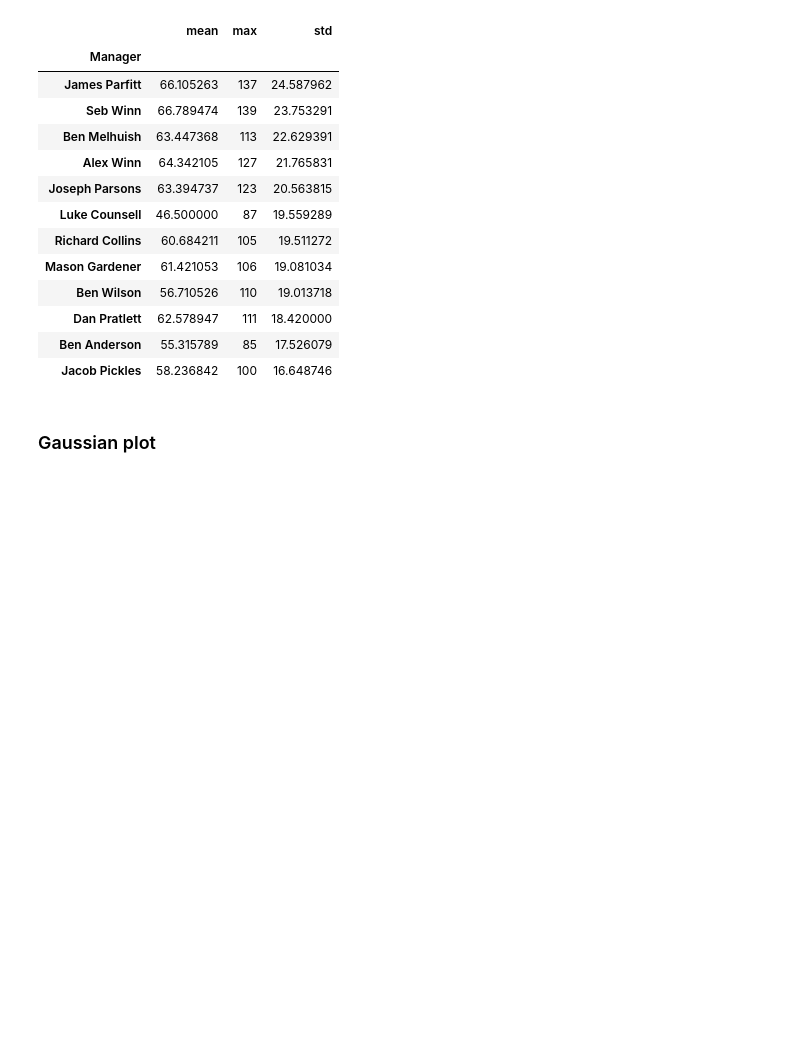
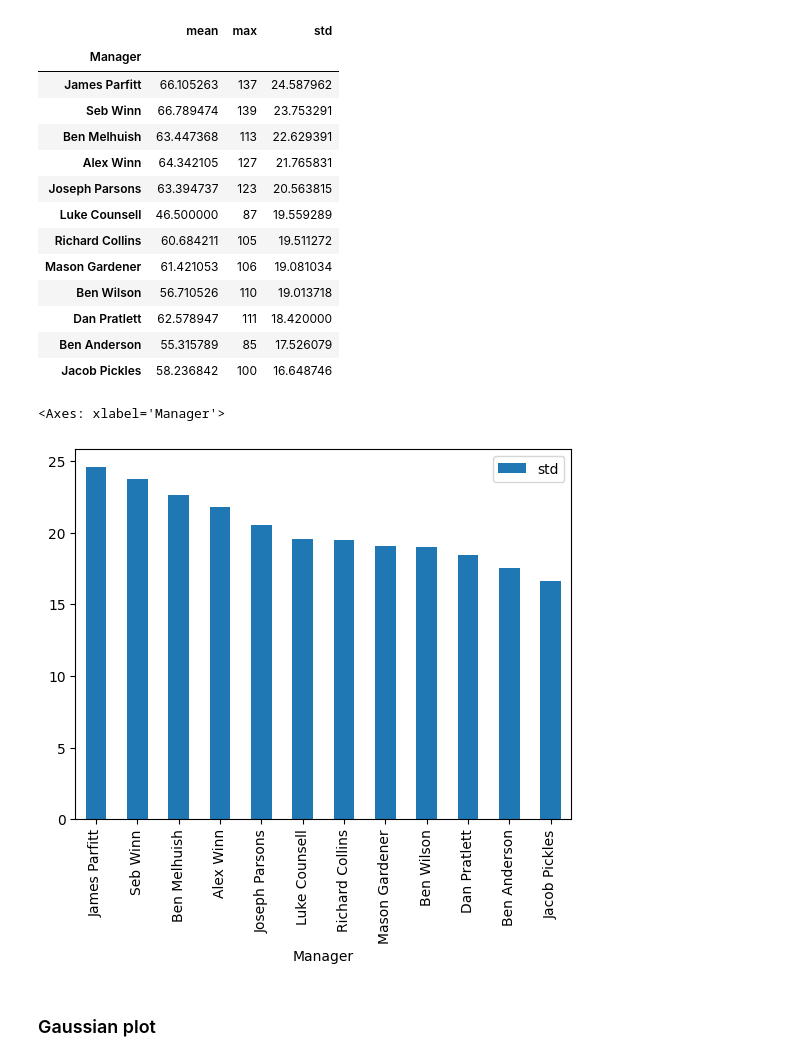
Before and after one commit to RACollins/fpl-forecast-optimise, a Jupyter notebook: notebooks/3.0-awards-calc.ipynb, the cells around one changed output. Cells and saved outputs as stored; diff of their text form; code cells hidden in the pictures; blank space fills up the shorter version.

```diff
--- a/notebooks/3.0-awards-calc.ipynb
+++ b/notebooks/3.0-awards-calc.ipynb
@@ -152,6 +132,11 @@ points_spread_df
 | Dan Pratlett | 62.578947 | 111 | 18.420000 |
 | Ben Anderson | 55.315789 | 85 | 17.526079 |
 | Jacob Pickles | 58.236842 | 100 | 16.648746 |
+# %%
+points_spread_df.plot.bar(y="std")
+# %% [output]
+<Axes: xlabel='Manager'>
+[figure, added]
 # %% [markdown]
 ### Gaussian plot
 # %%
```
Also changed, not shown: parts of 12 cells of this notebook.
